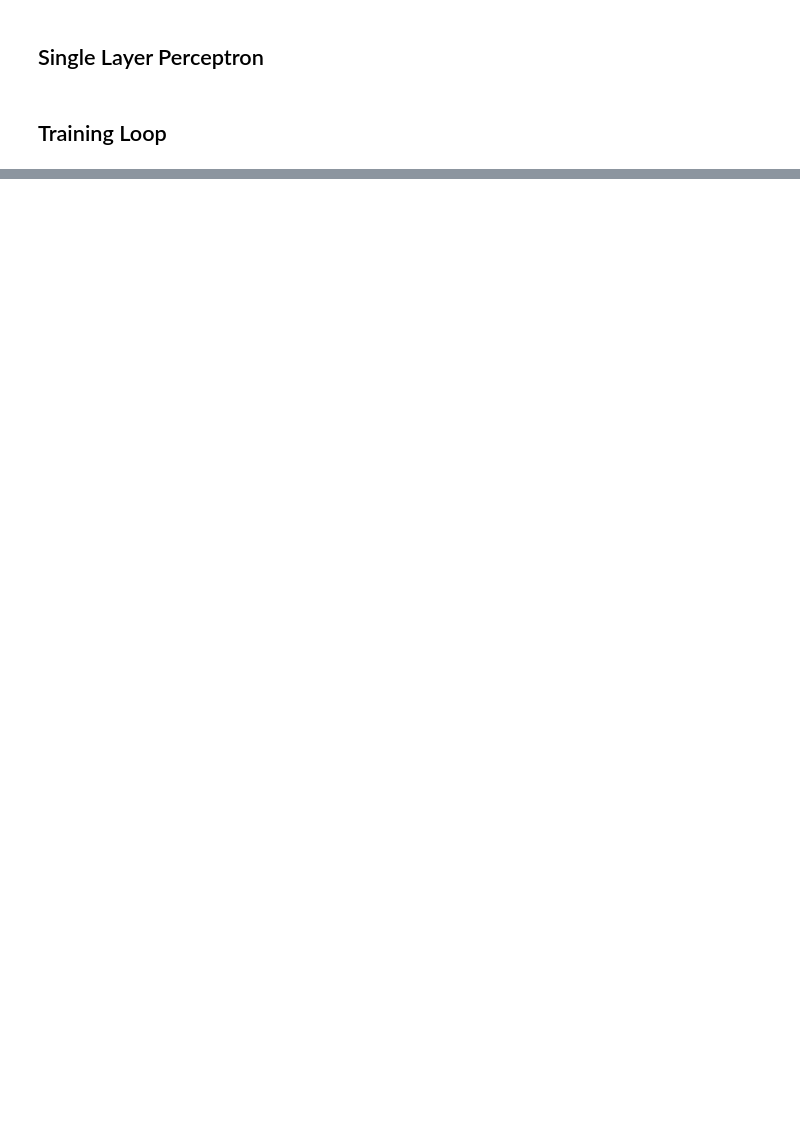
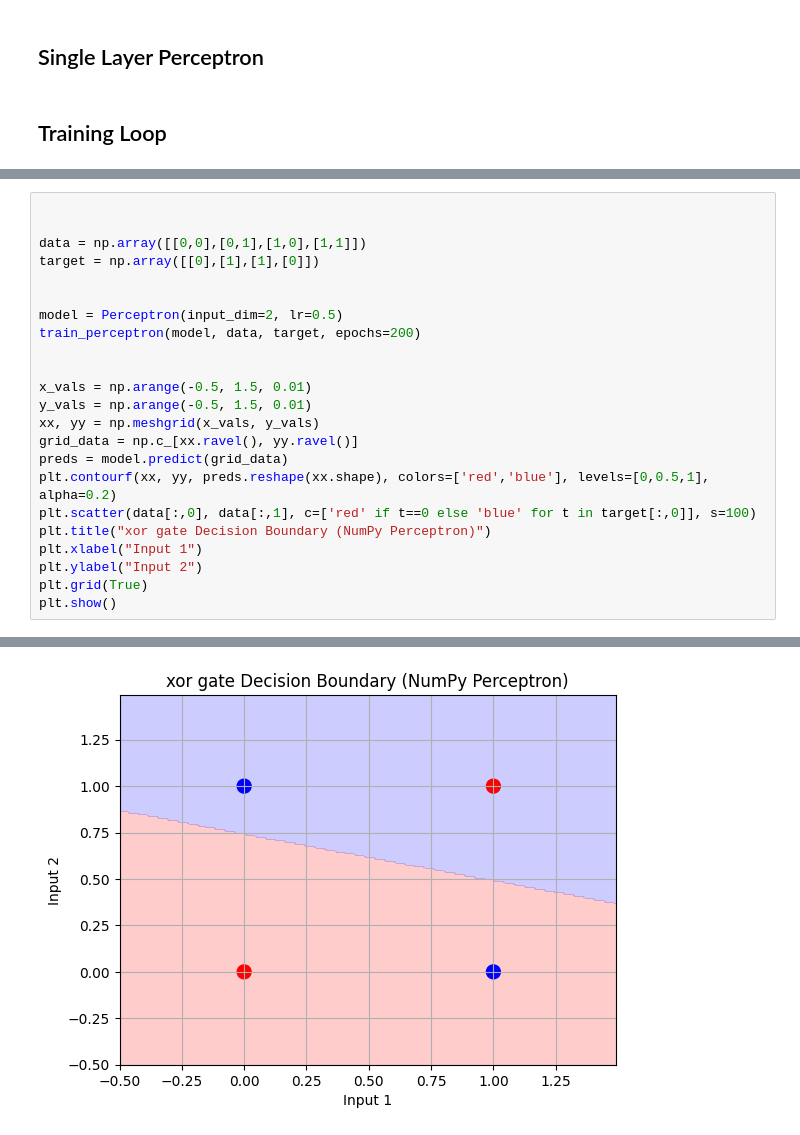
Before and after one commit to simalshakha/traineeship, a Jupyter notebook: AND_Gate visualization using Perceptron.ipynb, the cells around one changed output, grey strips where cells are left out. Saved outputs shown, nothing was run; the diff lists cells and outputs as text; blank space fills up the shorter version.

```diff
--- a/AND_Gate visualization using Perceptron.ipynb
+++ b/AND_Gate visualization using Perceptron.ipynb
@@ -92,0 +153,24 @@ Epoch 180/200, Loss: 0.1546
+# %%
+
+
+data = np.array([[0,0],[0,1],[1,0],[1,1]])
+target = np.array([[0],[1],[1],[0]])
+
+
+model = Perceptron(input_dim=2, lr=0.5)
+train_perceptron(model, data, target, epochs=200)
+
+
+x_vals = np.arange(-0.5, 1.5, 0.01)
+y_vals = np.arange(-0.5, 1.5, 0.01)
+xx, yy = np.meshgrid(x_vals, y_vals)
+grid_data = np.c_[xx.ravel(), yy.ravel()]
+preds = model.predict(grid_data)
+plt.contourf(xx, yy, preds.reshape(xx.shape), colors=['red','blue'], levels=[0,0.5,1], alpha=0.2)
+plt.scatter(data[:,0], data[:,1], c=['red' if t==0 else 'blue' for t in target[:,0]], s=100)
+plt.title("xor gate Decision Boundary (NumPy Perceptron)")
+plt.xlabel("Input 1")
+plt.ylabel("Input 2")
+plt.grid(True)
+plt.show()
+# %% [output]
@@ -93 +187,2 @@ Epoch 180/200, Loss: 0.1546
+[figure, added]
 # %%
```
Also changed, not shown: parts of 8 cells of this notebook, 1 other file.
